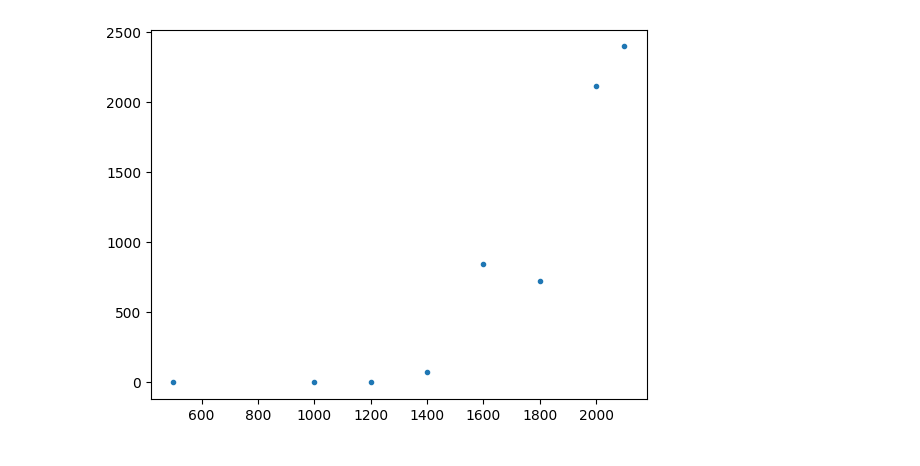
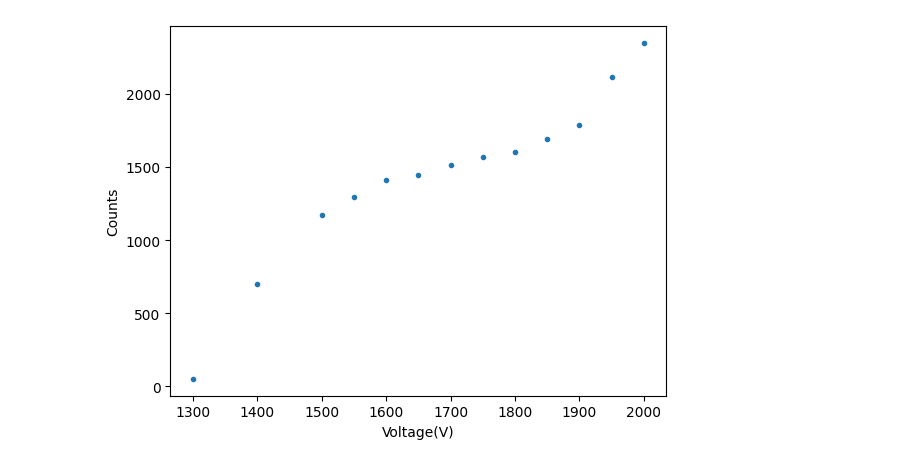
Before and after one commit to Paolitoes/Comic-Ray-Monte-Carlo-Simulations, a Jupyter notebook: calibration.ipynb, the cells around one changed output. Drawn from its saved outputs; the diff is of its cells as text; code cells hidden in the pictures.

Commit message:
Counts vs Voltage graphs for both PMTS done

```diff
--- a/calibration.ipynb
+++ b/calibration.ipynb
@@ -14,9 +4,10 @@ plt.show()
 # %%
-#time scale is at 30 seconds, threshold at 80mv
-voltages = [500,1000,1200,1400,1600,1800,2000,2100]
-counts = [0,0,1,75,847,725,2112,2397]
-plt.figure()
+#time scale is at 30 seconds, threshold at 108mv, lower PMT
+voltages = [1300,1400,1500,1550,1600,1650,1700,1750,1800,1850,1900,1950,2000]
+counts = [51,703,1171,1294,1411,1448,1517,1570,1602,1692,1787,2117,2349]
 plt.plot(voltages,counts,marker='.',linestyle="")
+plt.xlabel('Voltage(V)')
+plt.ylabel('Counts')
 plt.show()
 # %% [output]
-[figure, old version]
+[figure, new version]
```
Also changed, not shown: parts of 4 cells of this notebook.
